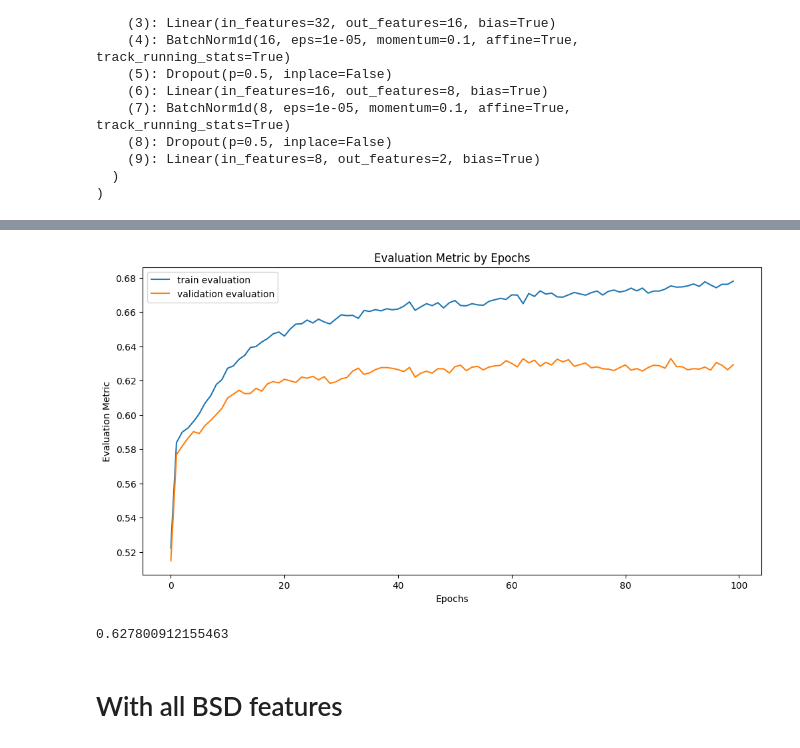
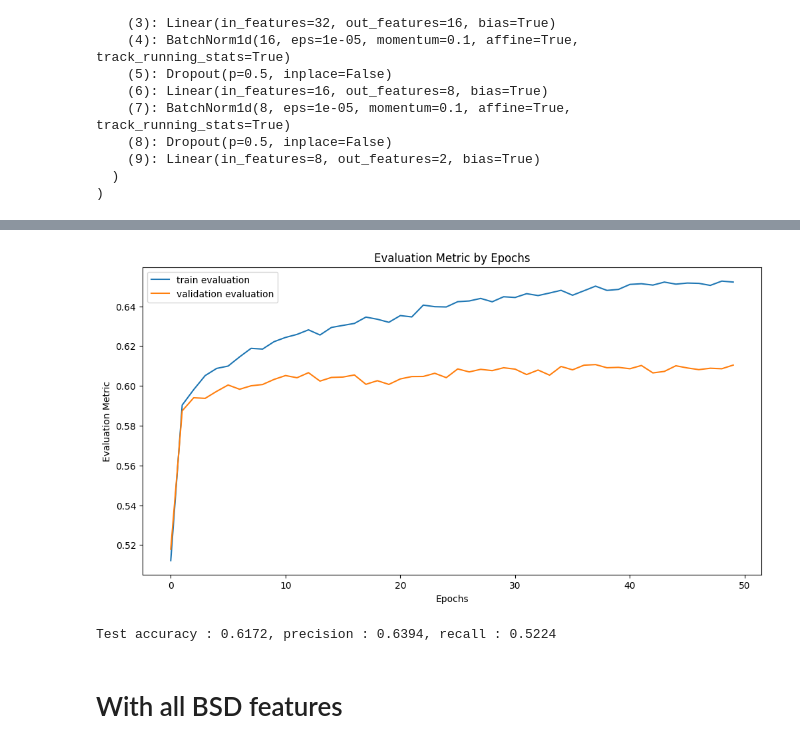
Before and after one commit to BarinderBanwait/ml_rnt, a Jupyter notebook: notebooks/ShaPrediction_classification.ipynb, the cells around one changed output, grey strips where cells are left out. Saved outputs shown, nothing was run; the diff lists cells and outputs as text; code cells hidden in the pictures.

```diff
--- a/notebooks/ShaPrediction_classification.ipynb
+++ b/notebooks/ShaPrediction_classification.ipynb
@@ -51,13 +53,9 @@ df_balanced = df[df['sha'] == 4].sample(len_9)
 # df_balanced = df[df['sha'] == 4].iloc[:len_9]
 
 df_balanced = pd.concat([df_balanced, df[df['sha'] == 9]])
-df_balanced.drop('lmfdb_label', axis=1, inplace=True)
 
 # rename 4 to 0 and 9 to 1
 df_balanced['sha'] = df_balanced['sha'].replace({4: 0, 9: 1})
-# %%
-# drop conductor and adelic_level
-df_balanced.drop(columns=['conductor','adelic_level'], axis=1, inplace=True)
 # %% [markdown]
 # all features
 # %% [markdown]
@@ -131,7 +128,7 @@ evaluator = accuracy_score
 # split data
 train_dataloader, val_dataset, test_dataset = utils.prepare_data(df_balanced, 'sha', device, if_regression=False)
 # train the model
-model, train_eval_hist, val_eval_hist = executor.train(model, train_dataloader, val_dataset, loss_func, evaluator, optimizer, num_epochs, if_regression=False, verbose=True)
+model, train_eval_hist, val_eval_hist, train_loss_hist, val_loss_hist = executor.train(model, train_dataloader, val_dataset, loss_func, evaluator, optimizer, num_epochs, if_regression=False, verbose=True)
 # plot train_eval_hist, val_eval_hist
 utils.plot_train_eval_hist(train_eval_hist, val_eval_hist)
 # %% [output]
@@ -228,7 +225,7 @@ VanillaNN(
 # %%
 # choose training parameters
 loss_func = nn.CrossEntropyLoss()
-num_epochs = 100
+num_epochs = 50
 lr = 0.001
 optimizer = optim.Adam(model.parameters(), lr=lr)
 evaluator = accuracy_score
@@ -236,7 +233,7 @@ evaluator = accuracy_score
 # split data
 train_dataloader, val_dataset, test_dataset = utils.prepare_data(df_balanced_ap, 'sha', device, if_regression=False)
 # train the model
-model, train_eval_hist, val_eval_hist = executor.train(model, train_dataloader, val_dataset, loss_func, evaluator, optimizer, num_epochs, if_regression=False, verbose=True)
+model, train_eval_hist, val_eval_hist, train_loss_hist, val_loss_hist = executor.train(model, train_dataloader, val_dataset, loss_func, evaluator, optimizer, num_epochs, if_regression=False, verbose=True)
 # plot train_eval_hist, val_eval_hist
 utils.plot_train_eval_hist(train_eval_hist, val_eval_hist)
 # %% [output]
@@ -260,8 +257,12 @@ Save the model from epoch 62 with accuracy_score 0.6328888007535571 to ..\traine
-[figure, old version]
+[figure, new version]
-# %%
-executor.test(model, test_dataset, evaluator, if_regression = False)
-# %% [output]
-0.627800912155463
+# %%
+# print test accuracy, precision, recall
+acc = executor.test(model, test_dataset, evaluator, if_regression = False)
+prec = executor.test(model, test_dataset, precision_score, if_regression = False)
+recall = executor.test(model, test_dataset, recall_score, if_regression = False)
+print(f"Test accuracy : {acc:0.4f}, precision : {prec:0.4f}, recall : {recall:0.4f}")
+# %% [output]
+Test accuracy : 0.6172, precision : 0.6394, recall : 0.5224
 # %% [markdown]
 # With all BSD features
 # %%
```
Also changed, not shown: parts of 15 cells of this notebook, 4 other files.
